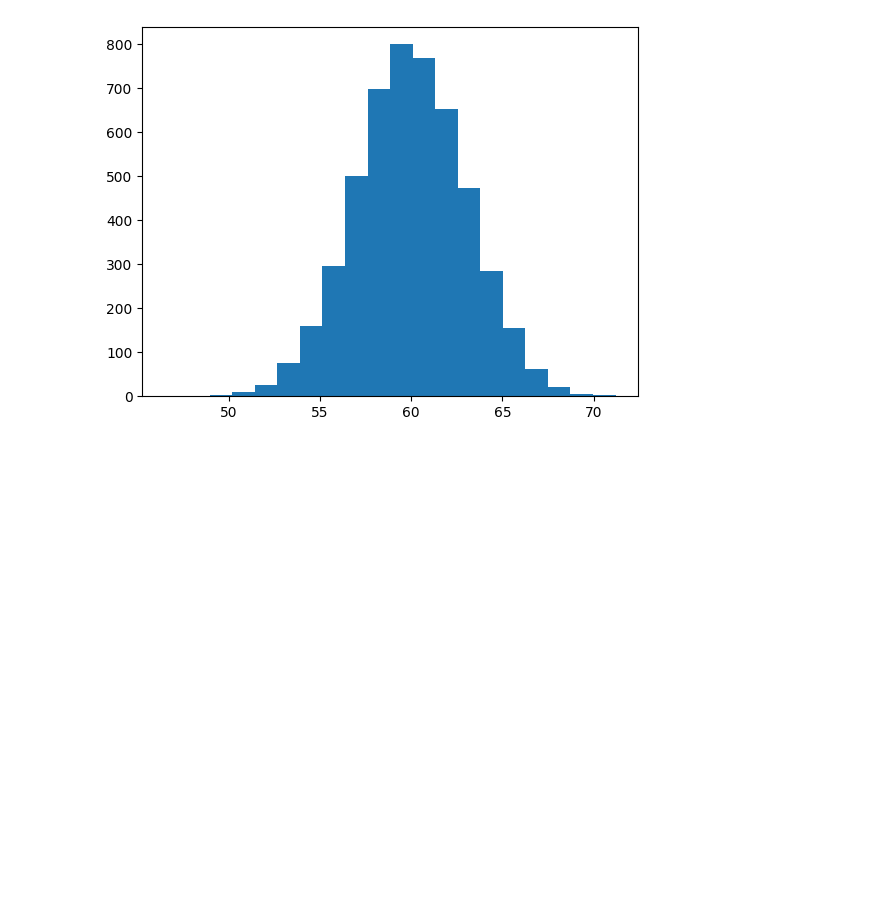
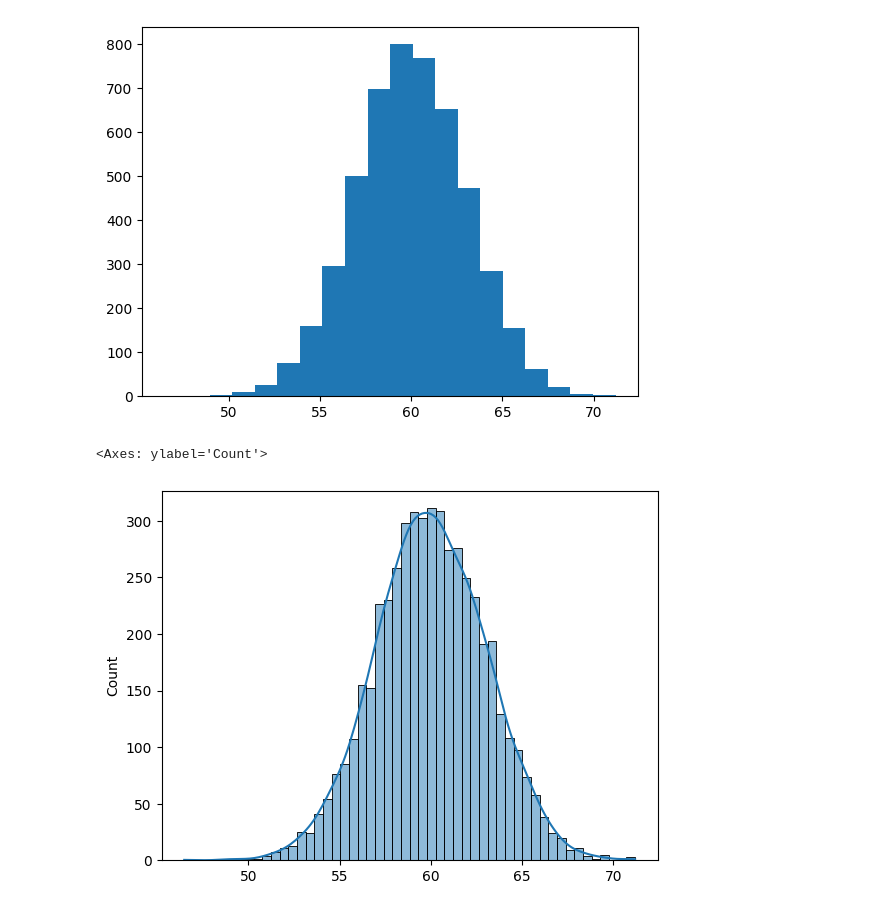
Before and after one commit to saromaddy/numpy_pandas, a Jupyter notebook: statistcal_data_visualisation.ipynb, the cells around one changed output. Cells and saved outputs as stored; diff of their text form; code cells hidden in the pictures; blank space fills up the shorter version.

```diff
--- a/statistcal_data_visualisation.ipynb
+++ b/statistcal_data_visualisation.ipynb
@@ -31,3 +31,8 @@ plt.hist(x, bins = 20)
         71.19905069]),
  <BarContainer object of 20 artists>)
 [figure]
+# %%
+sns.histplot(x,kde = True)
+# %% [output]
+<Axes: ylabel='Count'>
+[figure, added]
```
Also changed, not shown: parts of 4 cells of this notebook, 1 other file.
